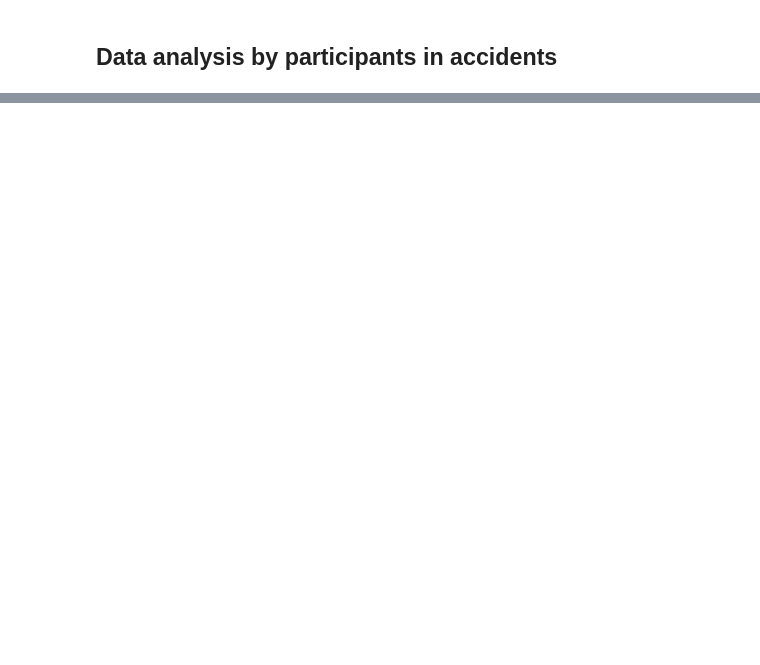
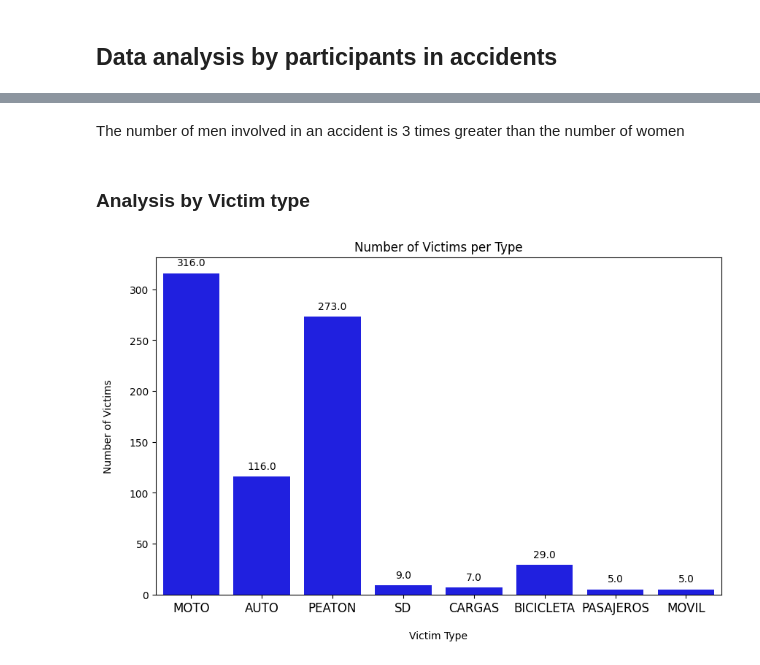
Before and after one commit to leocortes85/Road-accidents-in-the-City-of-Buenos-Aires--CABA, a Jupyter notebook: EDA.ipynb, the cells around one changed output, grey strips where cells are left out. Cells and saved outputs as stored; diff of their text form; code cells hidden in the pictures; blank space fills up the shorter version.

```diff
--- a/EDA.ipynb
+++ b/EDA.ipynb
@@ -416,0 +511,32 @@ display(Image(filename=image_path))
+# %% [markdown]
+The number of men involved in an accident is 3 times greater than the number of women
+# %% [markdown]
+### Analysis by Victim type
+# %%
+# Extract the count of victims by type
+victim = df['Víctima'].value_counts()
+
+# Define a color palette for the bar chart
+palette = sns.color_palette("Blues", (len(victim) + 2))
+palette = palette[::-1]  # Reverse the palette for better visualization
+
+# Create a figure with a bar chart
+plt.figure(figsize=(10, 6))
+ax = sns.barplot(x='Víctima', y='Número De Victimas', data=df, color='blue', estimator=sum, ci=None)
+
+# Add labels on top of the bars
+for p in ax.patches:
+    ax.annotate(f'{p.get_height()}', (p.get_x() + p.get_width() / 2., p.get_height()), ha='center', va='center', xytext=(0, 10), textcoords='offset points')
+
+# Set labels and title for better interpretation
+plt.xlabel('\nVictim Type')
+plt.ylabel('Number of Victims\n')
+plt.title('Number of Victims per Type')
+
+# Adjust the x-axis labels font size
+plt.xticks(fontsize=12)
+
+# Display the bar chart
+plt.show()
+# %% [output]
+[figure, added]
```
Also changed, not shown: parts of 36 cells of this notebook.
